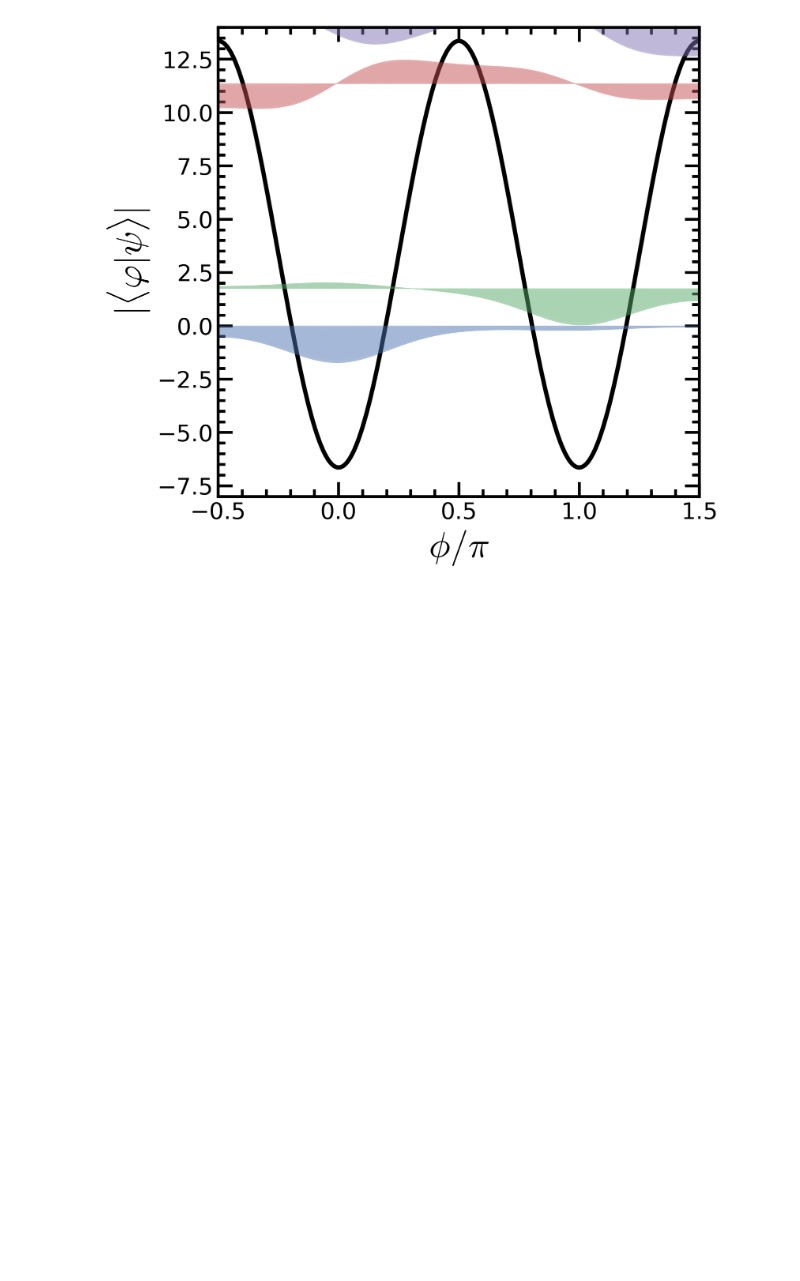
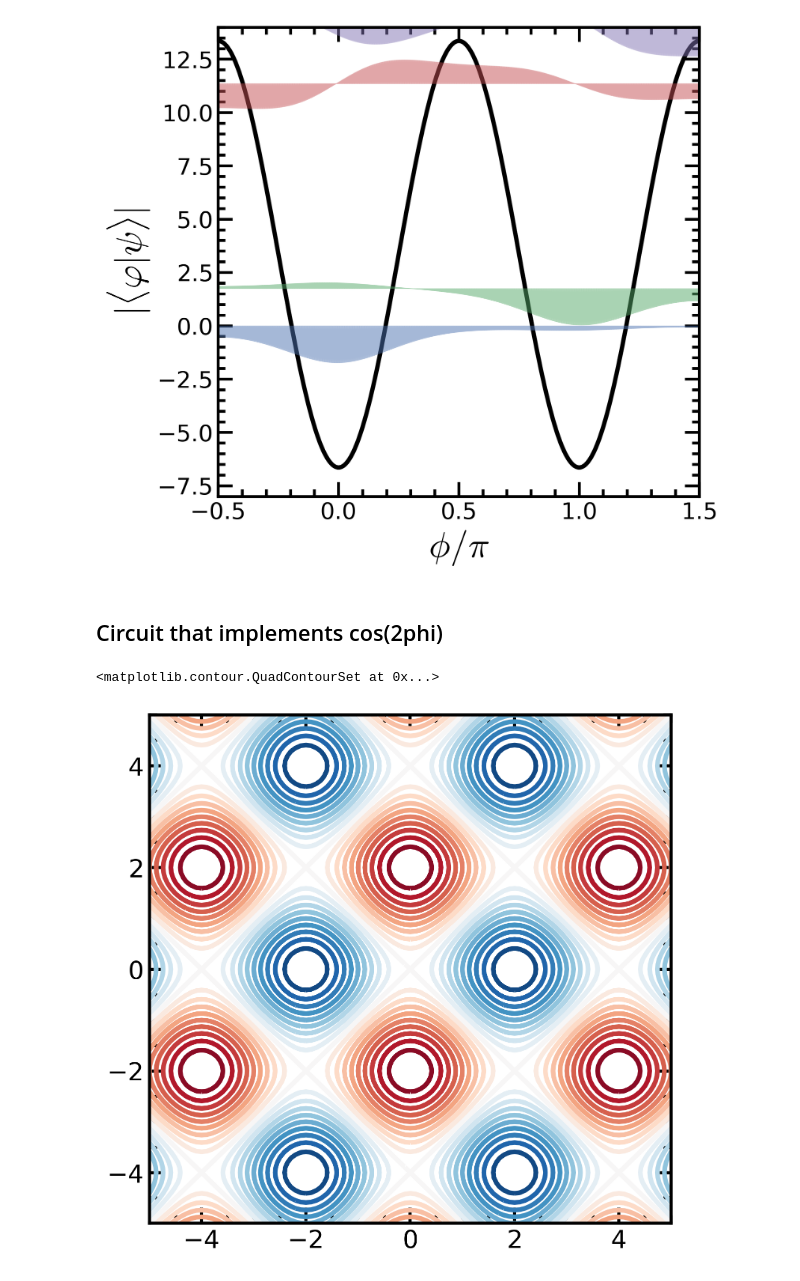
Before and after one commit to qnl/Fluxonium_berkeley, a Jupyter notebook: Notebooks/7. cos(2phi) qubit.ipynb, the cells around one changed output. Cells and saved outputs as stored; diff of their text form; code cells hidden in the pictures; blank space fills up the shorter version.

```diff
--- a/Notebooks/7. cos(2phi) qubit.ipynb
+++ b/Notebooks/7. cos(2phi) qubit.ipynb
@@ -196,3 +198,20 @@ plt.xlim([phi[0]/np.pi, phi[-1]/np.pi])
 # %% [output]
 (-0.5, 1.5)
 [figure]
+# %% [markdown]
+## Circuit that implements cos(2phi)
+# %%
+#SQUID
+phi1 = np.linspace(-5,5,101)*np.pi
+phi2 = np.linspace(-5,5,101)*np.pi
+V = np.zeros((len(phi1), len(phi2)))
+for idx1, p1 in enumerate(phi1):
+    for idx2, p2 in enumerate(phi2):
+        V[idx1, idx2] = -np.cos(p1/2) - np.cos(p2/2+np.pi)
+plt.figure(figsize = [6,6])
+X,Y = np.meshgrid(phi1/np.pi,phi2/np.pi)
+Z = V
+plt.contour(X,Y,Z, 20, cmap = 'RdBu_r')
+# %% [output]
+<matplotlib.contour.QuadContourSet at 0x...>
+[figure, added]
```
Also changed, not shown: parts of 1 cell of this notebook, 15 other files.
